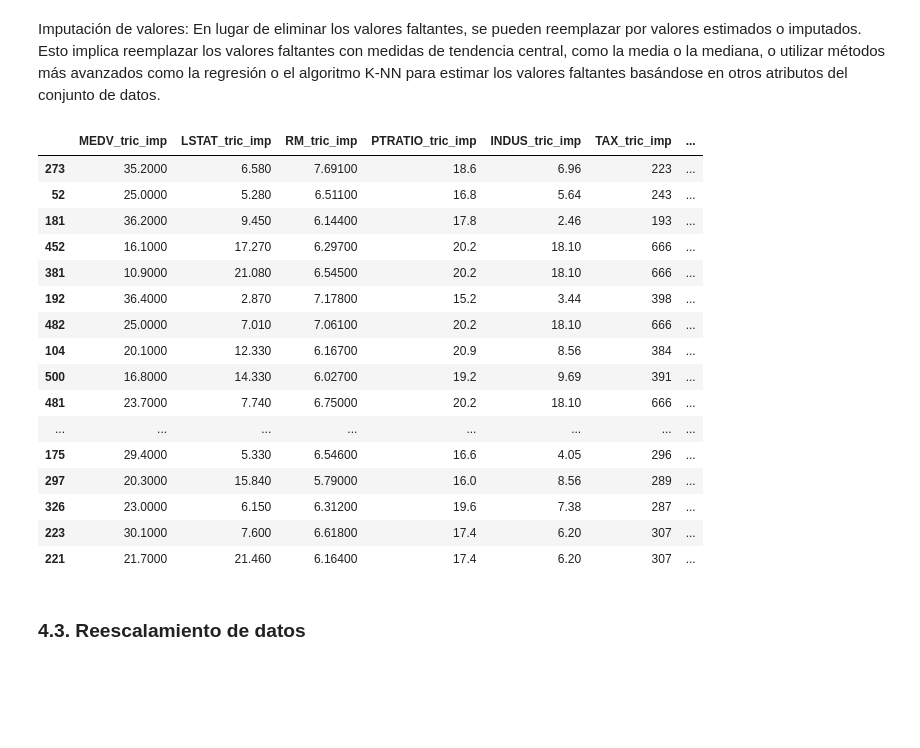
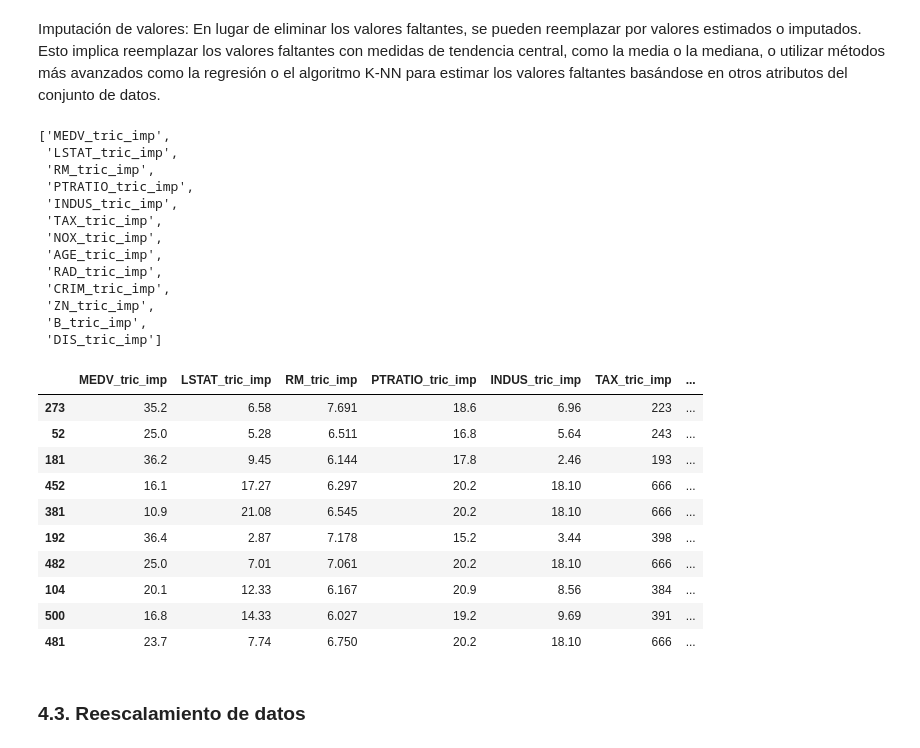
Before and after one commit to bran1233/curso-machine-learning, a Jupyter notebook: Python/Linear_regression/Lab_Boston_Housing_v2.ipynb, the cells around one changed output. Cells and saved outputs as stored; diff of their text form; code cells hidden in the pictures; blank space fills up the shorter version.

```diff
--- a/Python/Linear_regression/Lab_Boston_Housing_v2.ipynb
+++ b/Python/Linear_regression/Lab_Boston_Housing_v2.ipynb
@@ -517,7 +517,21 @@ Imputación de valores: En lugar de eliminar los valores faltantes, se pueden re
 # Variables hasta el momento
 actual_features = [x + '_tric' for x in preselection.feature.tolist()]
 # %%
-actual_features.head()
+actual_features
+# %% [output]
+['MEDV_tric_imp',
+ 'LSTAT_tric_imp',
+ 'RM_tric_imp',
+ 'PTRATIO_tric_imp',
+ 'INDUS_tric_imp',
+ 'TAX_tric_imp',
+ 'NOX_tric_imp',
+ 'AGE_tric_imp',
+ 'RAD_tric_imp',
+ 'CRIM_tric_imp',
+ 'ZN_tric_imp',
+ 'B_tric_imp',
+ 'DIS_tric_imp']
 # %%
 
 # Tratamiento en train
@@ -526,25 +540,19 @@ train[[x + '_imp' for x in actual_features]] = train[actual_features].fillna(tra
 # Tratamiento en test
 test[[x + '_imp' for x in actual_features]] = test[actual_features].fillna(train[actual_features].median())
 # %%
-train[[x + '_imp' for x in actual_features]].head(30)
+train[[x + '_imp' for x in actual_features]].head(10)
 # %% [output]
 |  | MEDV_tric_imp | LSTAT_tric_imp | RM_tric_imp | PTRATIO_tric_imp | INDUS_tric_imp | TAX_tric_imp | ... |
-| 273 | 35.2000 | 6.580 | 7.69100 | 18.6 | 6.96 | 223 | ... |
-| 52 | 25.0000 | 5.280 | 6.51100 | 16.8 | 5.64 | 243 | ... |
-| 181 | 36.2000 | 9.450 | 6.14400 | 17.8 | 2.46 | 193 | ... |
-| 452 | 16.1000 | 17.270 | 6.29700 | 20.2 | 18.10 | 666 | ... |
-| 381 | 10.9000 | 21.080 | 6.54500 | 20.2 | 18.10 | 666 | ... |
-| 192 | 36.4000 | 2.870 | 7.17800 | 15.2 | 3.44 | 398 | ... |
-| 482 | 25.0000 | 7.010 | 7.06100 | 20.2 | 18.10 | 666 | ... |
-| 104 | 20.1000 | 12.330 | 6.16700 | 20.9 | 8.56 | 384 | ... |
-| 500 | 16.8000 | 14.330 | 6.02700 | 19.2 | 9.69 | 391 | ... |
-| 481 | 23.7000 | 7.740 | 6.75000 | 20.2 | 18.10 | 666 | ... |
-| ... | ... | ... | ... | ... | ... | ... | ... |
-| 175 | 29.4000 | 5.330 | 6.54600 | 16.6 | 4.05 | 296 | ... |
-| 297 | 20.3000 | 15.840 | 5.79000 | 16.0 | 8.56 | 289 | ... |
-| 326 | 23.0000 | 6.150 | 6.31200 | 19.6 | 7.38 | 287 | ... |
-| 223 | 30.1000 | 7.600 | 6.61800 | 17.4 | 6.20 | 307 | ... |
-| 221 | 21.7000 | 21.460 | 6.16400 | 17.4 | 6.20 | 307 | ... |
+| 273 | 35.2 | 6.58 | 7.691 | 18.6 | 6.96 | 223 | ... |
+| 52 | 25.0 | 5.28 | 6.511 | 16.8 | 5.64 | 243 | ... |
+| 181 | 36.2 | 9.45 | 6.144 | 17.8 | 2.46 | 193 | ... |
+| 452 | 16.1 | 17.27 | 6.297 | 20.2 | 18.10 | 666 | ... |
+| 381 | 10.9 | 21.08 | 6.545 | 20.2 | 18.10 | 666 | ... |
+| 192 | 36.4 | 2.87 | 7.178 | 15.2 | 3.44 | 398 | ... |
+| 482 | 25.0 | 7.01 | 7.061 | 20.2 | 18.10 | 666 | ... |
+| 104 | 20.1 | 12.33 | 6.167 | 20.9 | 8.56 | 384 | ... |
+| 500 | 16.8 | 14.33 | 6.027 | 19.2 | 9.69 | 391 | ... |
+| 481 | 23.7 | 7.74 | 6.750 | 20.2 | 18.10 | 666 | ... |
 # %% [markdown]
 ### 4.3. Reescalamiento de datos
 # %% [markdown]
```
Also changed, not shown: parts of 23 cells of this notebook.
